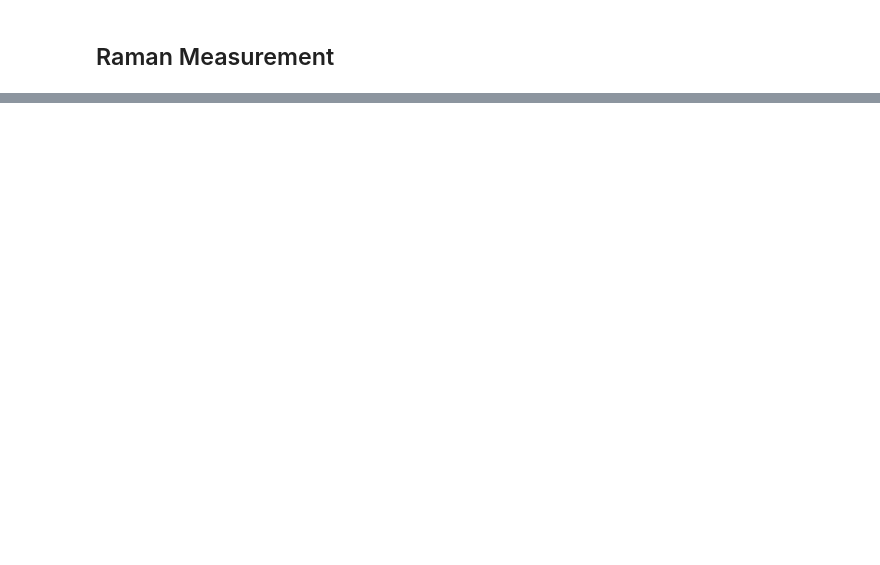
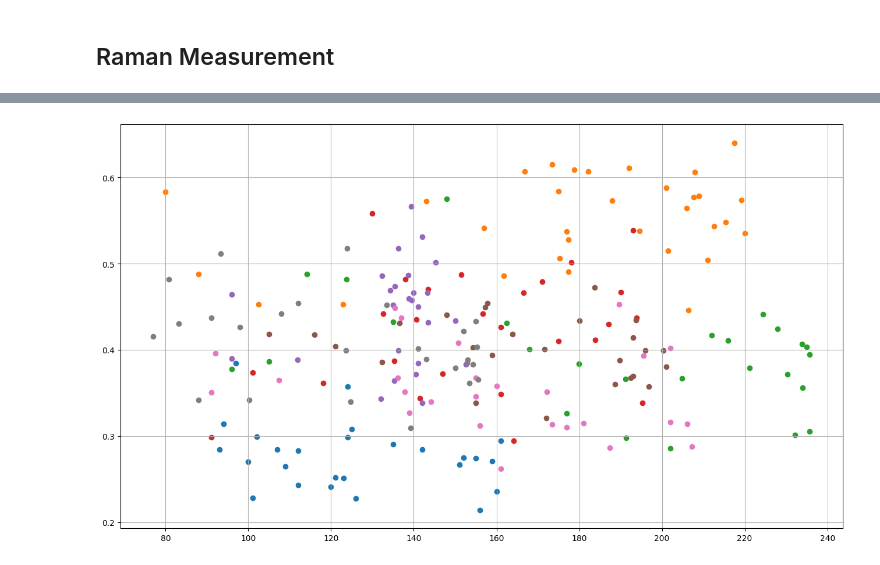
Before and after one commit to fizzyf0xy/Raman, a Jupyter notebook: python/20240327_pilot/ayalysis.ipynb, the cells around one changed output, grey strips where cells are left out. Cells and saved outputs as stored; diff of their text form; code cells hidden in the pictures; blank space fills up the shorter version.

```diff
--- a/python/20240327_pilot/ayalysis.ipynb
+++ b/python/20240327_pilot/ayalysis.ipynb
@@ -156,0 +262,10 @@ for subj_id,data in zip(subj_ids, datas):
+# %%
+fig,ax = plt.subplots(figsize=(16,9))
+for subj_id, data in zip(subj_ids, datas):
+    glucose = data.glucose
+    predicted = data.predicted
+    ax.scatter(glucose, predicted)
+ax.grid()
+plt.show()
+# %% [output]
+[figure, added]
```
Also changed, not shown: parts of 8 cells of this notebook, 2 other files.
